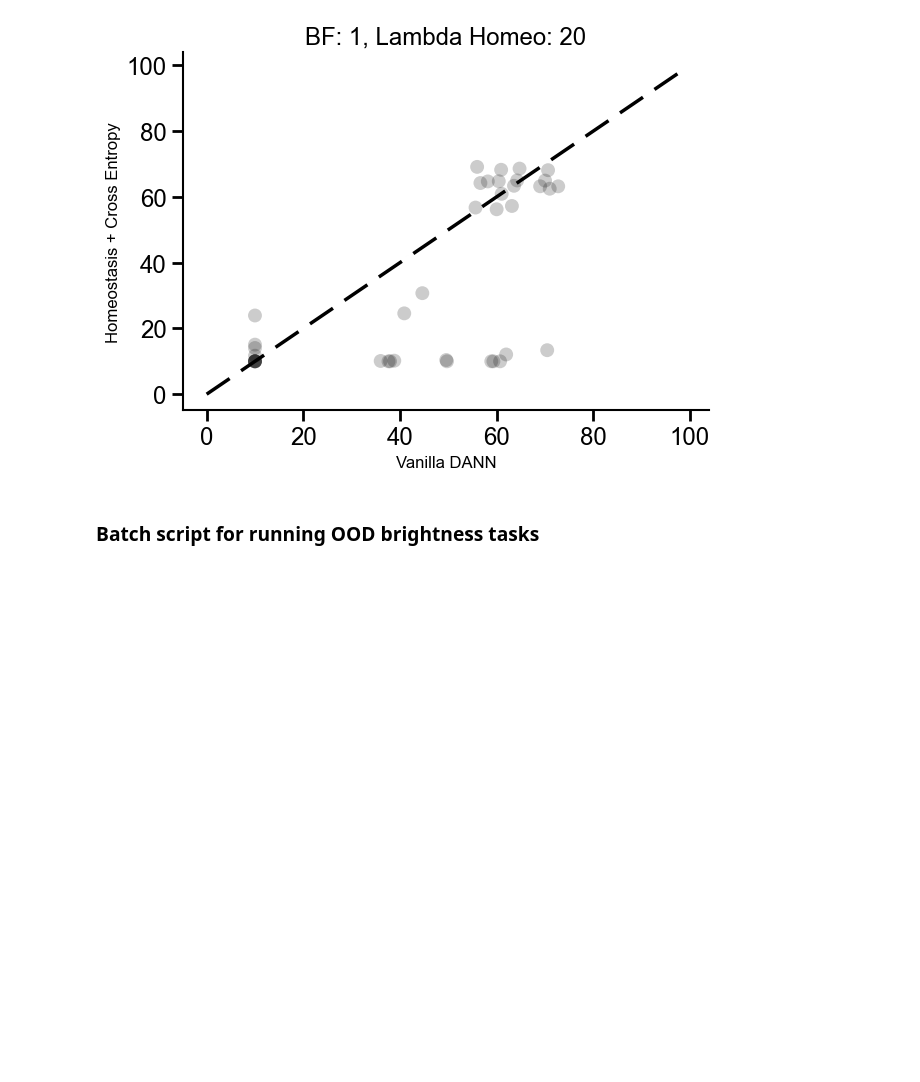
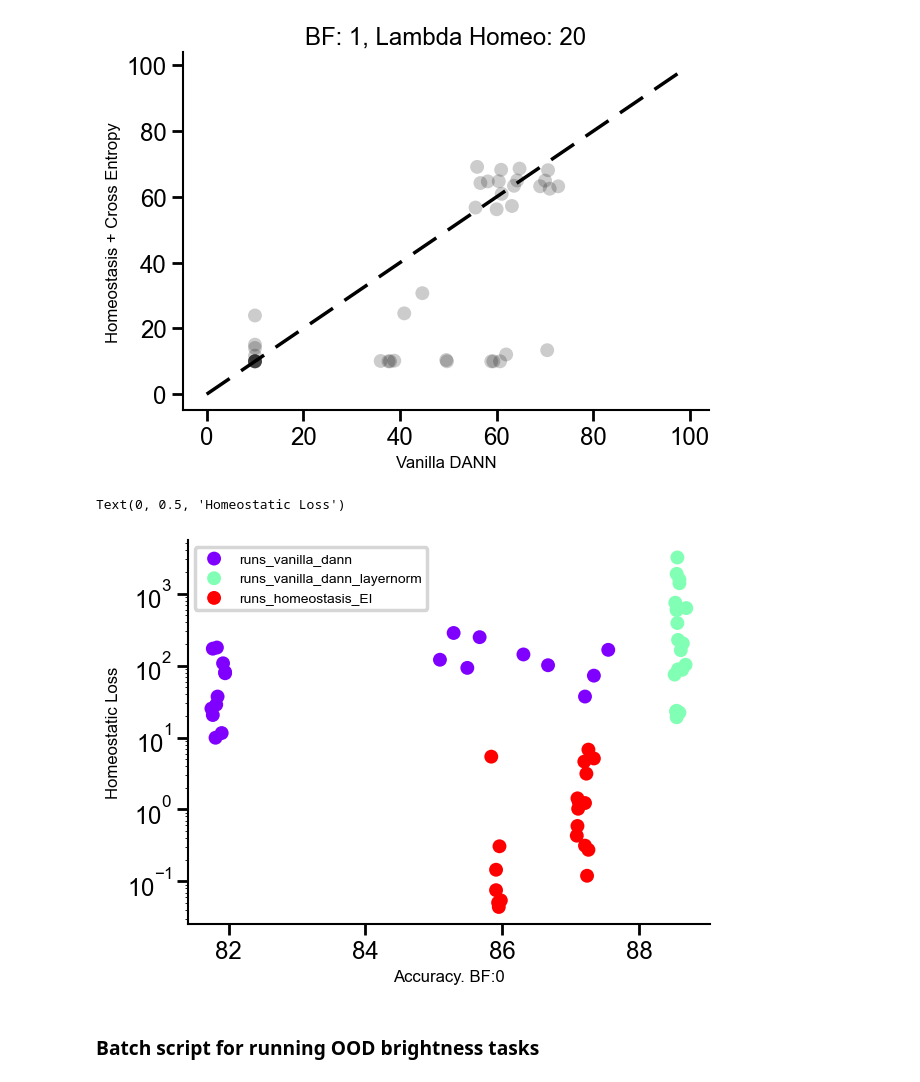
Before and after one commit to RoyHEyono/HomeostaticDANN, a Jupyter notebook: models/dense_mnist_task/notebooks/figures.ipynb, the cells around one changed output. Cells and saved outputs as stored; diff of their text form; code cells hidden in the pictures; blank space fills up the shorter version.

```diff
--- a/models/dense_mnist_task/notebooks/figures.ipynb
+++ b/models/dense_mnist_task/notebooks/figures.ipynb
@@ -424,6 +429,48 @@ print(f"Number of points: {num_points}")
 # %% [output]
 Number of points: 40
 [figure]
+# %%
+bright_factor = 0
+best_n_runs = 20
+runs_dict = dict()
+runs_dict["runs_vanilla_dann"] = fetch_runs(api, entity='project_danns', project_name='Luminosity', filters={"config.dataset": "fashionmnist",
+                                                            "config.brightness_factor": bright_factor, "config.homeostasis": False, "config.normtype": "ln_false",
+                                                            "config.use_testset": True}, order="-summary_metrics.test_acc")[:best_n_runs]
+runs_dict["runs_vanilla_dann_layernorm"] = fetch_runs(api, entity='project_danns', project_name='Luminosity', filters={"config.dataset": "fashionmnist",
+                                                            "config.brightness_factor": bright_factor, "config.homeostasis": False, "config.normtype": "ln_true",
+                                                            "config.use_testset": True}, order="-summary_metrics.test_acc")[:best_n_runs]
+# runs_dict["runs_homeostasis_I_only"] = fetch_runs(api, entity='project_danns', project_name='Luminosity', filters={"config.dataset": "fashionmnist",
+#                                                                     "config.brightness_factor": bright_factor, "config.homeostasis": 1, "config.normtype": "ln_false",
+#                                                                     "config.use_testset": True, "config.task_opt_inhib": None, "config.use_sep_bias_gain_lrs": False }, order="-summary_metrics.test_acc")[:best_n_runs]
+# runs_dict["runs_homeostasis_I_only_gain_bias"] = fetch_runs(api, entity='project_danns', project_name='Luminosity', filters={"config.dataset": "fashionmnist",
+#                                                                     "config.brightness_factor": bright_factor, "config.homeostasis": 1, "config.normtype": "ln_false",
+#                                                                     "config.use_testset": True, "config.task_opt_inhib": 0, "config.use_sep_bias_gain_lrs": 1 }, order="-summary_metrics.test_acc")[:best_n_runs]
+# runs_dict["runs_homeostasis_I_frozen"] = fetch_runs(api, entity='project_danns', project_name='Luminosity', filters={"config.dataset": "fashionmnist",
+#                                                                     "config.brightness_factor": bright_factor, "config.homeostasis": 1, "config.normtype": "ln_false",
+#                                                                     "config.use_testset": True, "config.task_opt_inhib": None, "config.use_sep_bias_gain_lrs": False,
+#                                                                     "config.lambda_homeo": 0 }, order="-summary_metrics.test_acc")[:best_n_runs]
+# runs_dict["runs_homeostasis_I_frozen_LN"] = fetch_runs(api, entity='project_danns', project_name='Luminosity', filters={"config.dataset": "fashionmnist",
+#                                                                     "config.brightness_factor": bright_factor, "config.homeostasis": 1, "config.normtype": "ln_true",
+#                                                                     "config.use_testset": True, "config.task_opt_inhib": None, "config.use_sep_bias_gain_lrs": False,
+#                                                                     "config.lambda_homeo": 0 }, order="-summary_metrics.test_acc")[:best_n_runs]
+runs_dict["runs_homeostasis_EI"] = fetch_runs(api, entity='project_danns', project_name='Luminosity', filters={"config.dataset": "fashionmnist",
+                                                                    "config.brightness_factor": bright_factor, "config.homeostasis": 1, "config.normtype": "ln_false",
+                                                                    "config.use_testset": True, "config.task_opt_inhib": 1, "config.use_sep_bias_gain_lrs": False }, order="-summary_metrics.test_acc")[:best_n_runs]
+# %%
+fig, ax = plt.subplots()
+color = iter(cm.rainbow(np.linspace(0, 1, len(runs_dict))))
+for key in runs_dict.keys():
+    c = next(color)
+    for idx, run in enumerate(runs_dict[key]):
+        ax.scatter(run.summary['test_acc'], run.summary['test_local_loss'], alpha=1, edgecolors='none', color=c, label=key if idx==0 else None)
+
+ax.set_yscale('log')
+ax.legend(fontsize="10", loc ="best")
+ax.set_xlabel(f"Accuracy. BF:{bright_factor}")
+ax.set_ylabel("Homeostatic Loss")
+# %% [output]
+Text(0, 0.5, 'Homeostatic Loss')
+[figure, added]
 # %% [markdown]
 ### Batch script for running OOD brightness tasks
 # %%
```
Also changed, not shown: parts of 3 cells of this notebook, 2 other files.
